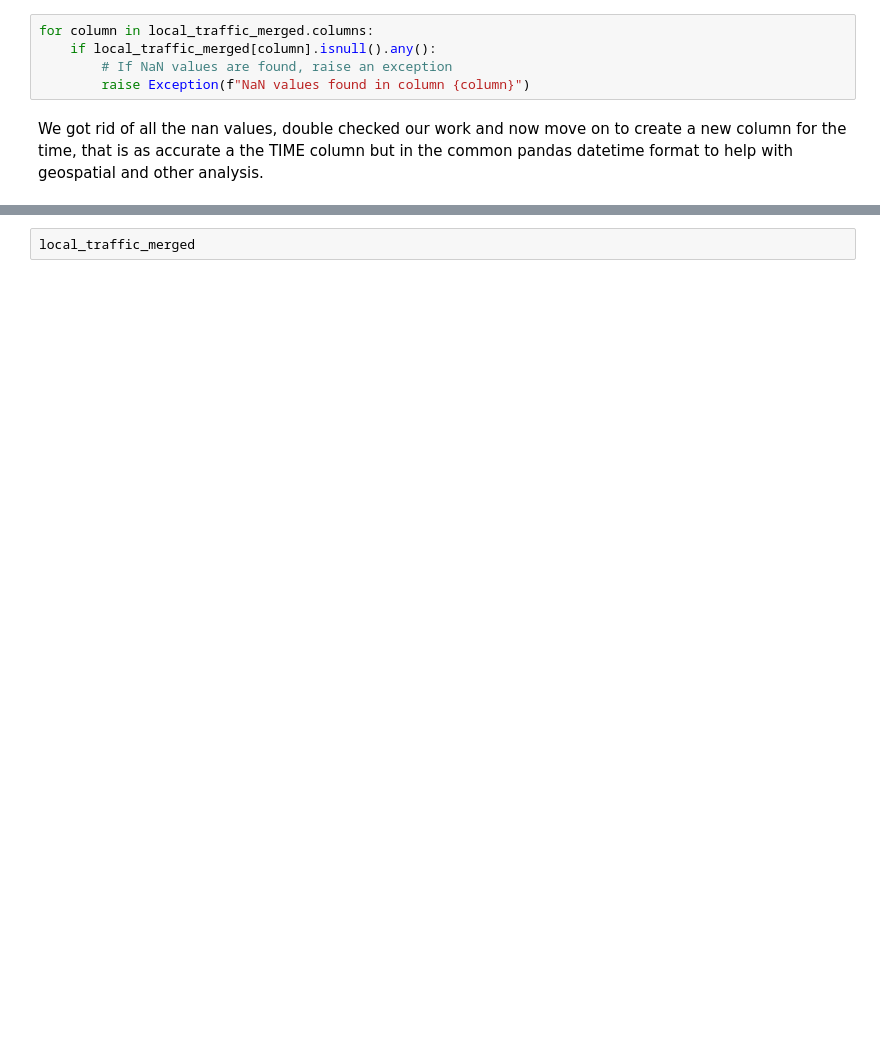
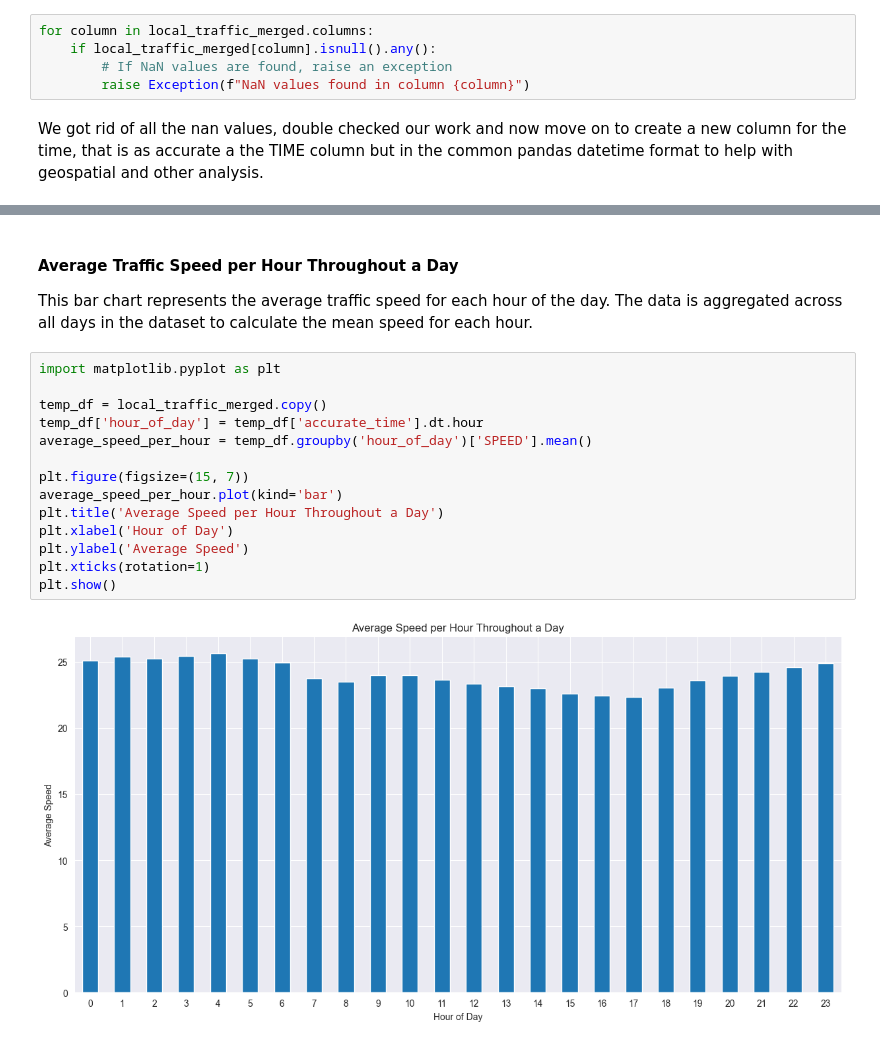
Before and after one commit to jacobhthomas/MATH569, a Jupyter notebook: PCA.ipynb, the cells around one changed output, grey strips where cells are left out. Cells and saved outputs as stored; diff of their text form; blank space fills up the shorter version.

Commit message:
graphs added

```diff
--- a/PCA.ipynb
+++ b/PCA.ipynb
@@ -162,2 +157,20 @@ ValueError: could not convert string to float: '04/01/2018 12:01:06 AM'
-# %%
-local_traffic_merged
+# %% [markdown]
+#### Average Traffic Speed per Hour Throughout a Day
+
+This bar chart represents the average traffic speed for each hour of the day. The data is aggregated across all days in the dataset to calculate the mean speed for each hour.
+# %%
+import matplotlib.pyplot as plt
+
+temp_df = local_traffic_merged.copy()
+temp_df['hour_of_day'] = temp_df['accurate_time'].dt.hour
+average_speed_per_hour = temp_df.groupby('hour_of_day')['SPEED'].mean()
+
+plt.figure(figsize=(15, 7))
+average_speed_per_hour.plot(kind='bar')
+plt.title('Average Speed per Hour Throughout a Day')
+plt.xlabel('Hour of Day')
+plt.ylabel('Average Speed')
+plt.xticks(rotation=1)
+plt.show()
+# %% [output]
+[figure, added]
```
Also changed, not shown: parts of 4 cells of this notebook.
